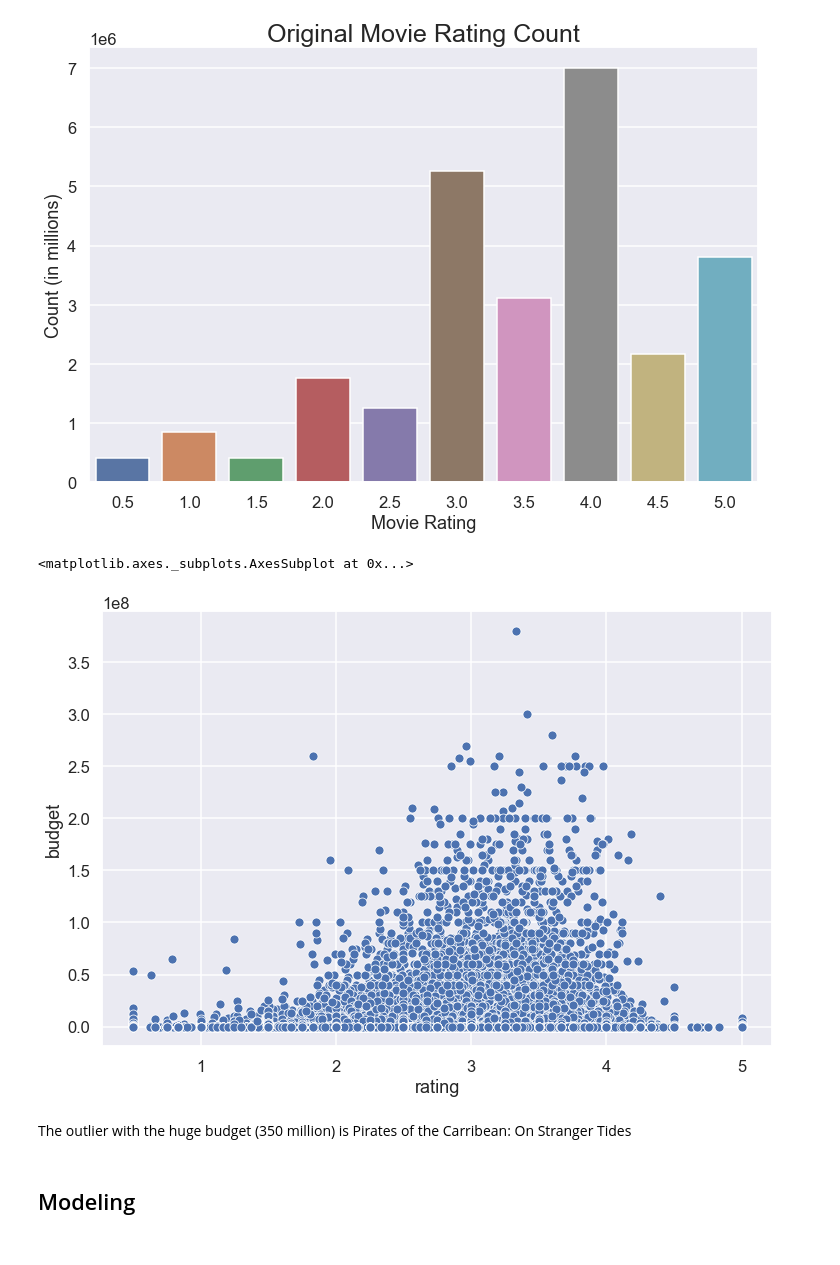
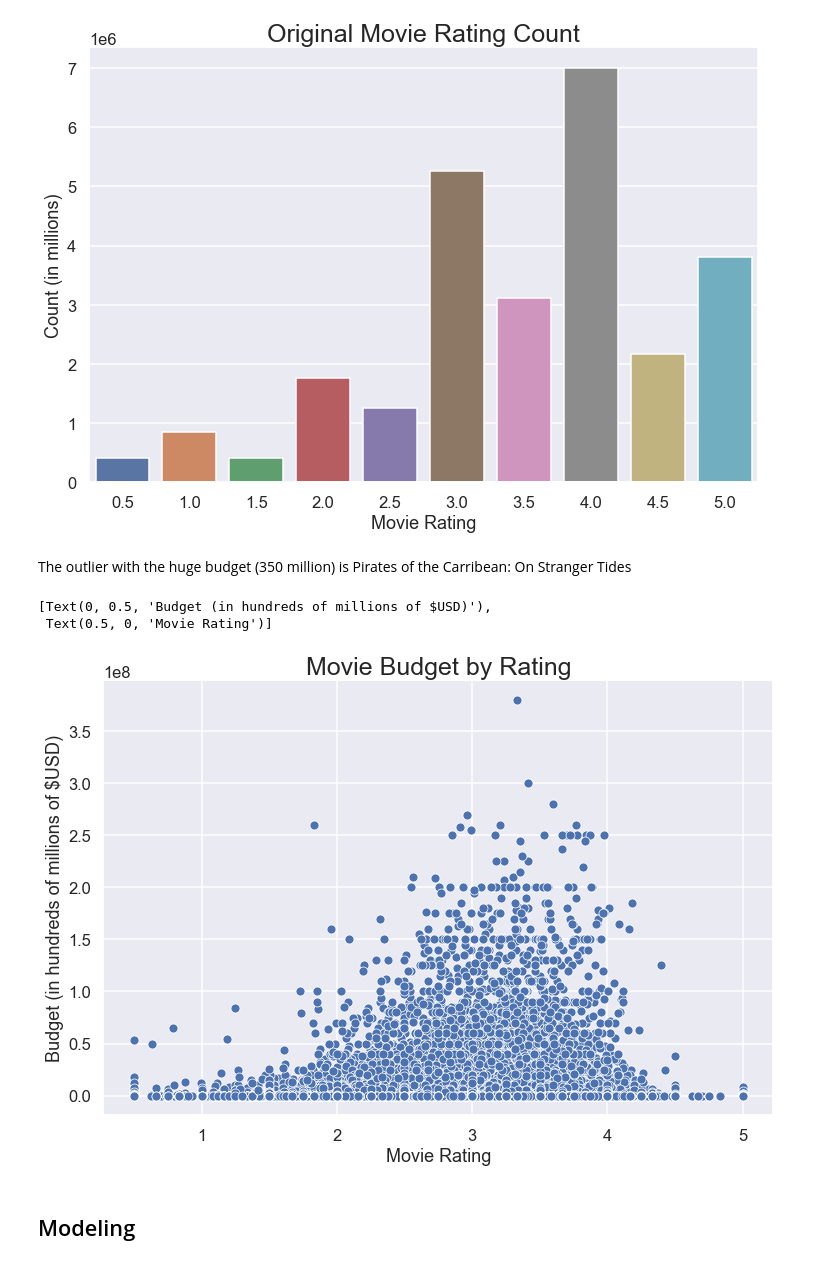
Before and after one commit to greysongy/Movies-Rating-1, a Jupyter notebook: Data/Capstone_Final_Report.ipynb, the cells around one changed output. Cells and saved outputs as stored; diff of their text form; code cells hidden in the pictures.

```diff
--- a/Data/Capstone_Final_Report.ipynb
+++ b/Data/Capstone_Final_Report.ipynb
@@ -428,13 +436,16 @@ ratings_plot.set(xlabel = "Movie Rating", ylabel = "Count (in millions)")
 # %% [output]
 [Text(0, 0.5, 'Count (in millions)'), Text(0.5, 0, 'Movie Rating')]
 [figure]
-# %%
-sns.scatterplot(x = 'rating', y = 'budget', data = data)
-# %% [output]
-<matplotlib.axes._subplots.AxesSubplot at 0x...>
-[figure, removed]
 # %% [markdown]
 The outlier with the huge budget (350 million) is Pirates of the Carribean: On Stranger Tides
+# %%
+budget_plot = sns.scatterplot(x = 'rating', y = 'budget', data = data)
+budget_plot.set_title("Movie Budget by Rating", fontsize = 25)
+budget_plot.set(xlabel = "Movie Rating", ylabel = "Budget (in hundreds of millions of $USD)")
+# %% [output]
+[Text(0, 0.5, 'Budget (in hundreds of millions of $USD)'),
+ Text(0.5, 0, 'Movie Rating')]
+[figure, added]
 # %% [markdown]
 ## Modeling
 # %% [markdown]
```
Also changed, not shown: parts of 8 cells of this notebook.
